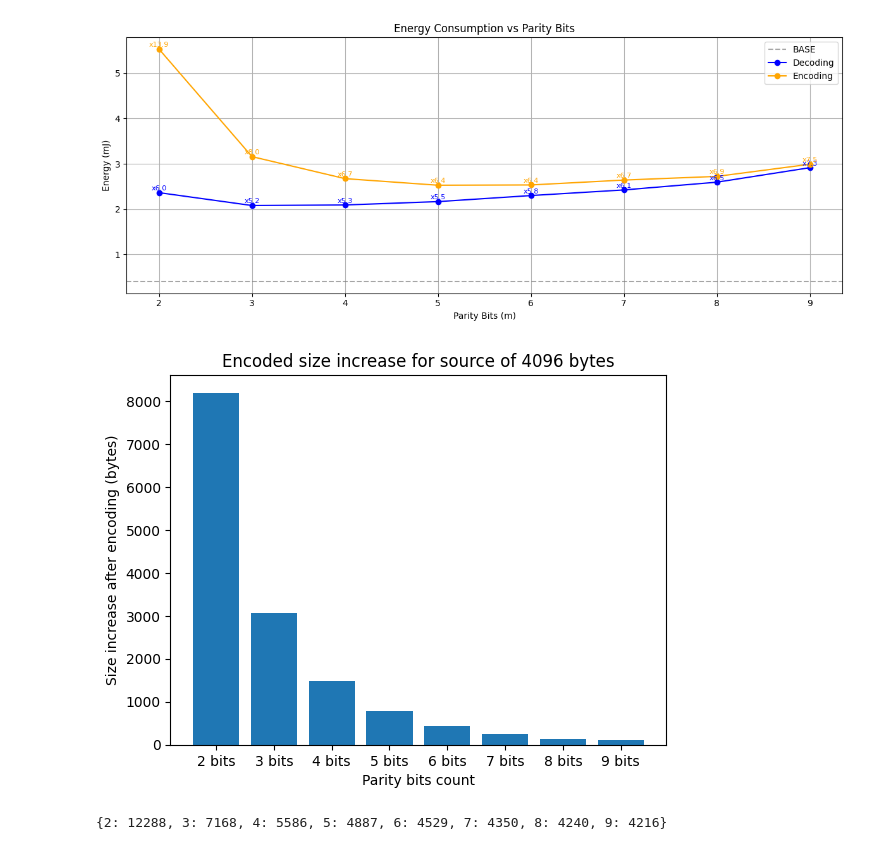
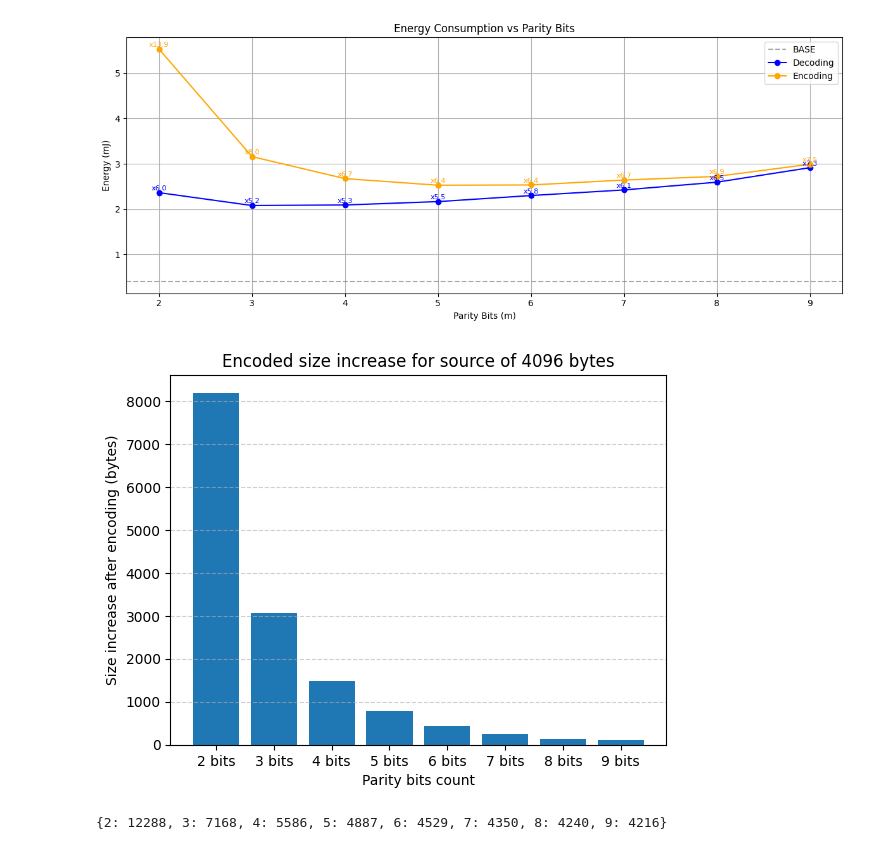
Before and after one commit to j1sk1ss/CDBMS_ICDE2026, a Jupyter notebook: CDBMS.ipynb, the cells around one changed output. Cells and saved outputs as stored; diff of their text form; code cells hidden in the pictures.

```diff
--- a/CDBMS.ipynb
+++ b/CDBMS.ipynb
@@ -131,34 +131,35 @@ plt.show()
 import matplotlib.pyplot as plt
 
 def calculate_encoded_size(dsize: int, m: int) -> int:
     n = (1 << m) - 1
     k = n - m
     blocks = (dsize * 8 + k - 1) // k
     return (blocks * n + 7) // 8
 
 def encoded_sizes_for_parity_bits(dsize: int, parity_bits_list: list[int]) -> dict[int, int]:
     result = {}
     for m in parity_bits_list:
         result[m] = calculate_encoded_size(dsize, m)
     return result
 
 def plot_encoded_size_increase(sizes: dict[int, int], decoded_size: int):
     parity_bits_list = list(sizes.keys())
     encoded_sizes = list(sizes.values())
     increases = [encoded - decoded_size for encoded in encoded_sizes]
 
     plt.bar([f"{m} bits" for m in parity_bits_list], increases)
     plt.xlabel("Parity bits count")
     plt.ylabel("Size increase after encoding (bytes)")
     plt.title(f"Encoded size increase for source of {decoded_size} bytes")
+    plt.grid(axis='y', linestyle='--', alpha=0.6)
     plt.show()
 
 parity_bits = [2, 3, 4, 5, 6, 7, 8, 9]
 decoded_size = 4096
 sizes = encoded_sizes_for_parity_bits(decoded_size, parity_bits)
 plot_encoded_size_increase(sizes, decoded_size)
 # %% [output]
-[figure, old version]
+[figure, new version]
 # %%
 sizes
 # %% [output]
```
Also changed, not shown: parts of 3 cells of this notebook, 4 other files.
